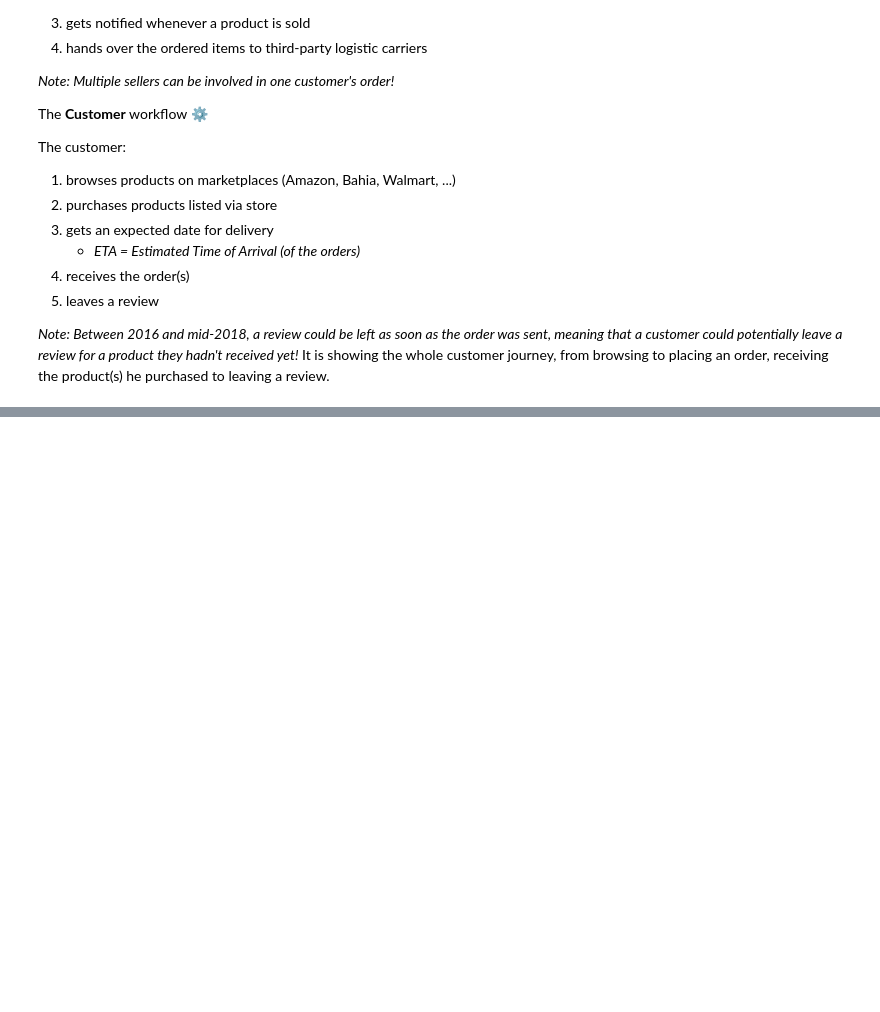
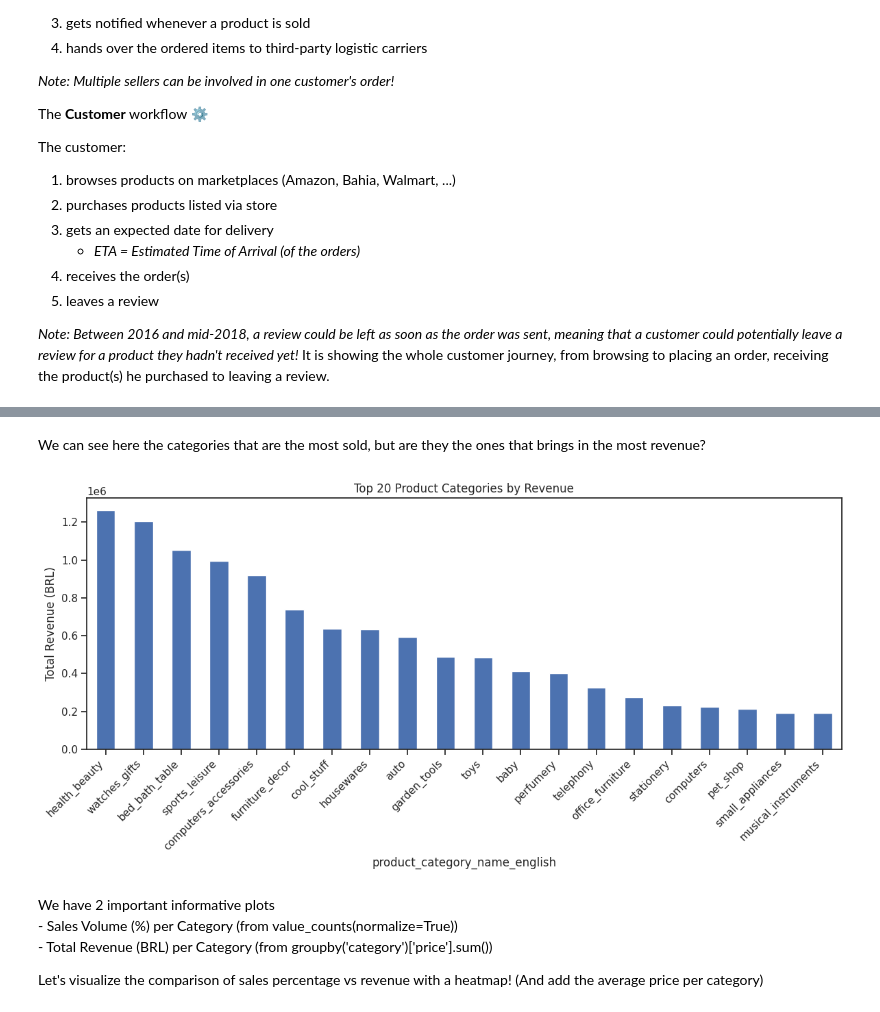
Before and after one commit to Romaric1209/Olist, a Jupyter notebook: Exploratory_Data_Analysis.ipynb, the cells around one changed output, grey strips where cells are left out. Saved outputs shown, nothing was run; the diff lists cells and outputs as text; code cells hidden in the pictures; blank space fills up the shorter version.

```diff
--- a/Exploratory_Data_Analysis.ipynb
+++ b/Exploratory_Data_Analysis.ipynb
@@ -96,0 +180,25 @@ Report basic_eda_report.html was generated! NOTEBOOK/COLAB USERS: the web browse
+# %% [markdown]
+We can see here the categories that are the most sold, but are they the ones that brings in the most revenue?
+# %%
+# Drop rows with missing prices or categories
+filtered_data = data[['product_category_name_english', 'price']].dropna()
+
+# Group by category and sum the revenue
+revenue_by_category = filtered_data.groupby('product_category_name_english')['price'].sum()
+revenue_by_category = revenue_by_category.sort_values(ascending=False)
+
+plt.figure(figsize=(12, 6))
+revenue_by_category.head(20).plot(kind='bar')
+plt.ylabel('Total Revenue (BRL)')
+plt.title('Top 20 Product Categories by Revenue')
+plt.xticks(rotation=45, ha='right')
+plt.tight_layout()
+plt.show()
+# %% [output]
+[figure, added]
+# %% [markdown]
+We have 2 important informative plots<br>
+        - Sales Volume (%) per Category (from value_counts(normalize=True))<br>
+        - Total Revenue (BRL) per Category (from groupby('category')['price'].sum())<br>
+
+Let's visualize the comparison of sales percentage vs revenue with a heatmap! (And add the average price per category)
```
Also changed, not shown: parts of 41 cells of this notebook, 2 other files.
